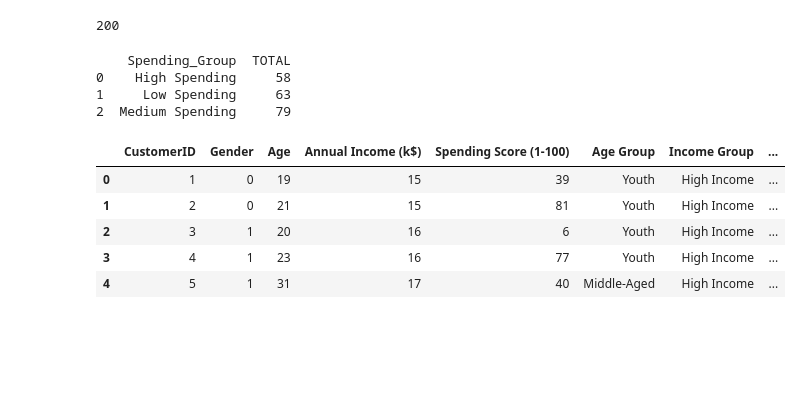
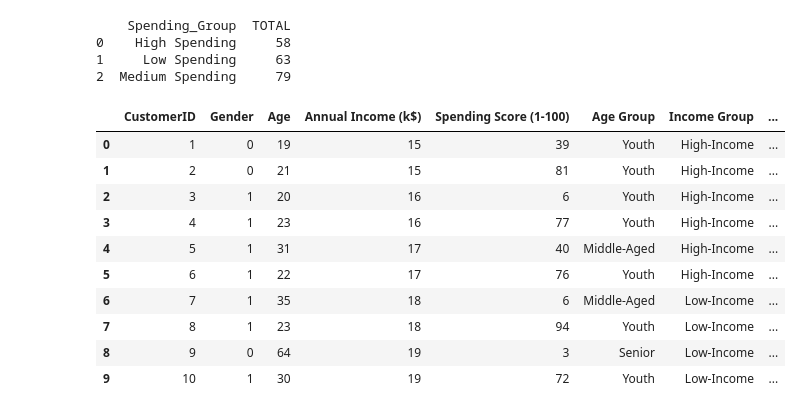
Before and after one commit to SujayBoyapati/Customer-Segmentation-Analysis, a Jupyter notebook: project.ipynb, the cells around one changed output. Saved outputs shown, nothing was run; the diff lists cells and outputs as text; code cells hidden in the pictures; blank space fills up the shorter version.

```diff
--- a/project.ipynb
+++ b/project.ipynb
@@ -27,12 +27,4 @@ print(df)
 199         200       0   30                 137                      83
 
 [200 rows x 5 columns]
-# %%
-# Connect to SQLite
-connection = sqlite3.connect('customer_data.db')
-
-# Writes the df to a new SQL database where the data will be stored(table: 'Customers_Data')
-df.to_sql('Customers_Data', connection, if_exists = 'replace', index=False)
-# %% [output]
-200
 # %%
@@ -83,37 +81,42 @@ def age_group(age):
     else:
         return 'Other'
 
 df["Age Group"] = df["Age"].apply(age_group)
 
 # Income Group
 def income_group(income):
     if 18 <= income <= 40:
         return 'Low-Income'
     elif 40 <= income <= 65:
         return 'Medium-Income'
     else:
         return 'High-Income'
 
 df["Income Group"] = df["Annual Income (k$)"].apply(income_group)
 
 # Spending Group
 def spending_group(spending):
     if 0 <= spending <= 40:
         return 'Low Spending'
     elif 40 <= spending <= 65:
         return 'Medium Spending'
     else:
         return 'High Spending'
 
 df["Spending Group"] = df["Spending Score (1-100)"].apply(spending_group)
 
-df['Segment Conditions'] = df["Age Group"] + '|' + df["Income Group"] + '|'+ df["Spending Group"]
+df['Segment Analysis'] = df["Age Group"] + " " + '|' + " " + df["Income Group"] + " " + '|'+ " " + df["Spending Group"]
 
-df.head(5)
+df.head(10)
 # %% [output]
 |  | CustomerID | Gender | Age | Annual Income (k$) | Spending Score (1-100) | Age Group | Income Group | ... |
-| 0 | 1 | 0 | 19 | 15 | 39 | Youth | High Income | ... |
-| 1 | 2 | 0 | 21 | 15 | 81 | Youth | High Income | ... |
-| 2 | 3 | 1 | 20 | 16 | 6 | Youth | High Income | ... |
-| 3 | 4 | 1 | 23 | 16 | 77 | Youth | High Income | ... |
-| 4 | 5 | 1 | 31 | 17 | 40 | Middle-Aged | High Income | ... |
+| 0 | 1 | 0 | 19 | 15 | 39 | Youth | High-Income | ... |
+| 1 | 2 | 0 | 21 | 15 | 81 | Youth | High-Income | ... |
+| 2 | 3 | 1 | 20 | 16 | 6 | Youth | High-Income | ... |
+| 3 | 4 | 1 | 23 | 16 | 77 | Youth | High-Income | ... |
+| 4 | 5 | 1 | 31 | 17 | 40 | Middle-Aged | High-Income | ... |
+| 5 | 6 | 1 | 22 | 17 | 76 | Youth | High-Income | ... |
+| 6 | 7 | 1 | 35 | 18 | 6 | Middle-Aged | Low-Income | ... |
+| 7 | 8 | 1 | 23 | 18 | 94 | Youth | Low-Income | ... |
+| 8 | 9 | 0 | 64 | 19 | 3 | Senior | Low-Income | ... |
+| 9 | 10 | 1 | 30 | 19 | 72 | Youth | Low-Income | ... |
```
Also changed, not shown: parts of 2 cells of this notebook.
